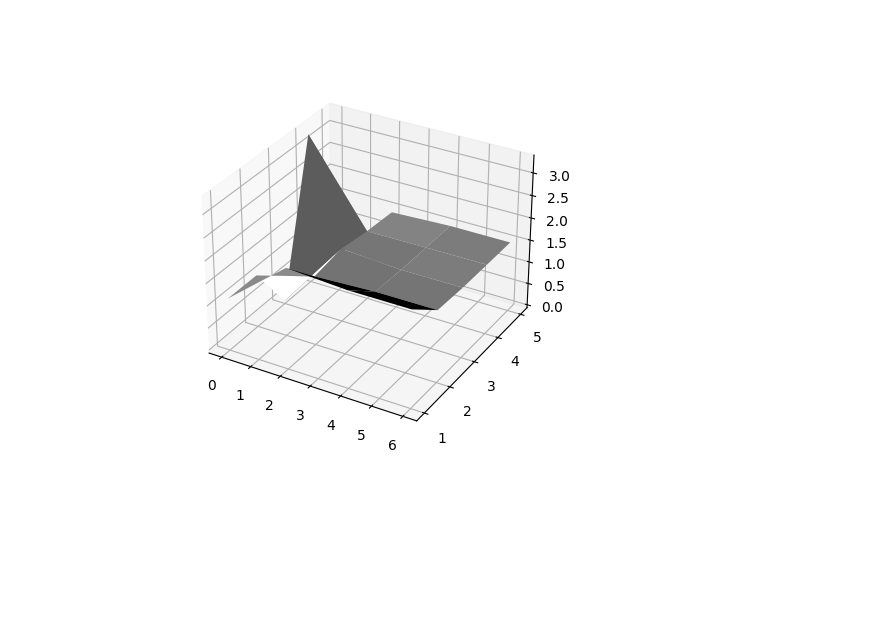
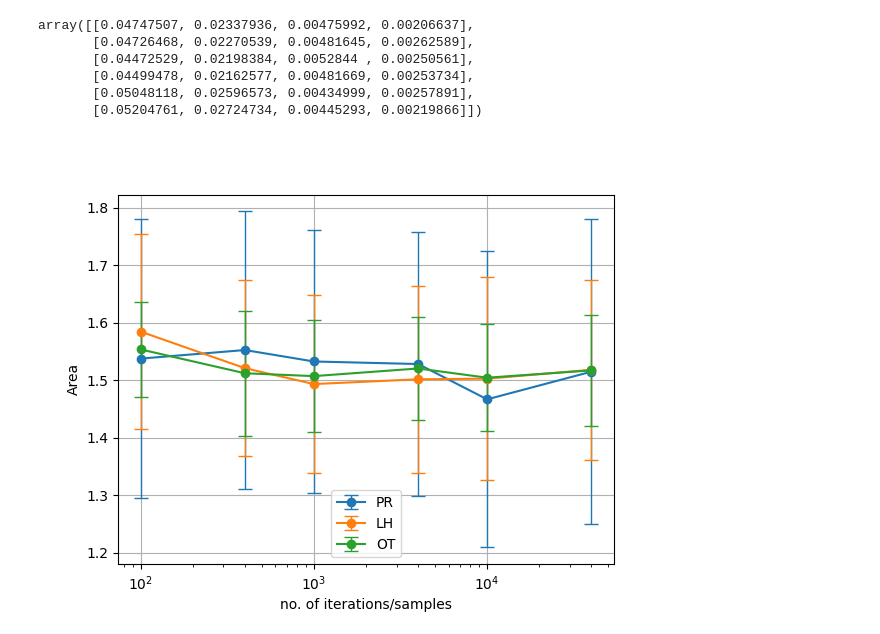
Before and after one commit to PaulHosek/Stochastic_simulation, a Jupyter notebook: mandeltests.ipynb, the cells around one changed output. Saved outputs shown, nothing was run; the diff lists cells and outputs as text; code cells hidden in the pictures; blank space fills up the shorter version.

Commit message:
added avg of 100sims - pickle

```diff
--- a/mandeltests.ipynb
+++ b/mandeltests.ipynb
@@ -56,7 +60,38 @@ def pickleopen():
+# %%
+def plotarea3D(A, samples, iterations):
+    fig = plt.figure()
+    ax = plt.axes(projection='3d')
+    X, Y = np.meshgrid(range(len(samples)), range(len(iterations)))
+    ax.plot_surface(X, Y, A[:,:,0], cmap='viridis')
+    ax.set_xlabel('Samples')
+    ax.set_ylabel('Iterations')
+    ax.set_zlabel('Area')
+    plt.xticks(range(len(samples)), samples)
+    plt.yticks(range(len(iterations)), iterations)
+    plt.show()
+
+def plotconv(A_pr, A_lh, A_ot, X):
+    fig, ax = plt.subplots()
+    plt.errorbar(X, A_pr[:,0], A_pr[:,1], fmt='o-', capsize=5, elinewidth=1)
+    plt.errorbar(X, A_lh[:,0], A_lh[:,1], fmt='o-', capsize=5, elinewidth=1)
+    plt.errorbar(X, A_ot[:,0], A_ot[:,1], fmt='o-', capsize=5, elinewidth=1)
+
+    plt.legend(['PR', 'LH', 'OT'])
+    ax.set_xscale('log')
+    plt.ylabel('Area')
+    plt.xlabel('no. of iterations/samples')
+    plt.grid()
+    plt.show()
 # %%
-samples = [10 ** i for i in range(0,8,2)]   # sample size
-iterations = [10 ** i for i in range(1,6)]  # iterations
+samples = np.array([[j * 10 ** i for j in [1,4]] for i in range(2,6,2)]).flatten()   # sample size
+iterations = np.array([[j * 10 ** i for j in [1,4]] for i in range(2,5)]).flatten()  # iterations
 bounds = -2, 0.47, -1.12, 1.12              # real-min,max,im-min,max
 
-# A_pr, A_lh, A_ot = mc_area(bounds, samples, iterations, 5)
-A_pr, A_lh, A_ot = pickleopen()
+# A_pr, A_lh, A_ot = mc_area(bounds, samples, iterations, 10)
+A_pr, A_lh, A_ot = pickleopen('pickle/')
+
+plt.close()
+%matplotlib widget
+plotarea3D(A_pr, samples, iterations)
+plotarea3D(A_lh, samples, iterations)
+plotarea3D(A_ot, samples, iterations)
@@ -85,7 +97,0 @@ plt.show()
-# %%
-fig3 = plt.figure()
-ax3 = plt.axes(projection='3d')
-ax3.plot_surface(X, Y, A_ot[:,:,0], cmap='Greys')
-plt.show()
-# %% [output]
-[figure, removed]
@@ -102,0 +98,14 @@ plt.show()
+# %%
+confidint(A_pr[:,:,1], 100, 1.96)
+# %% [output]
+array([[0.04747507, 0.02337936, 0.00475992, 0.00206637],
+       [0.04726468, 0.02270539, 0.00481645, 0.00262589],
+       [0.04472529, 0.02198384, 0.0052844 , 0.00250561],
+       [0.04499478, 0.02162577, 0.00481669, 0.00253734],
+       [0.05048118, 0.02596573, 0.00434999, 0.00257891],
+       [0.05204761, 0.02724734, 0.00445293, 0.00219866]])
+# %%
+## A[iterations, samples, (area, std)]
+plotconv(A_pr[:,0,:], A_lh[:,0,:], A_ot[:,0,:], iterations)
+# %% [output]
+[figure, added]
```
Also changed, not shown: parts of 6 cells of this notebook, 4 other files.
